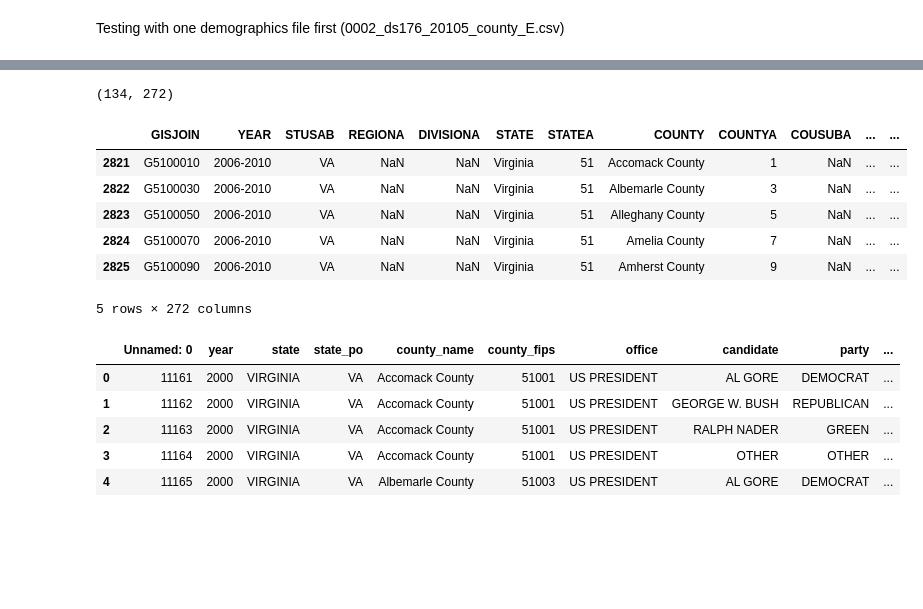
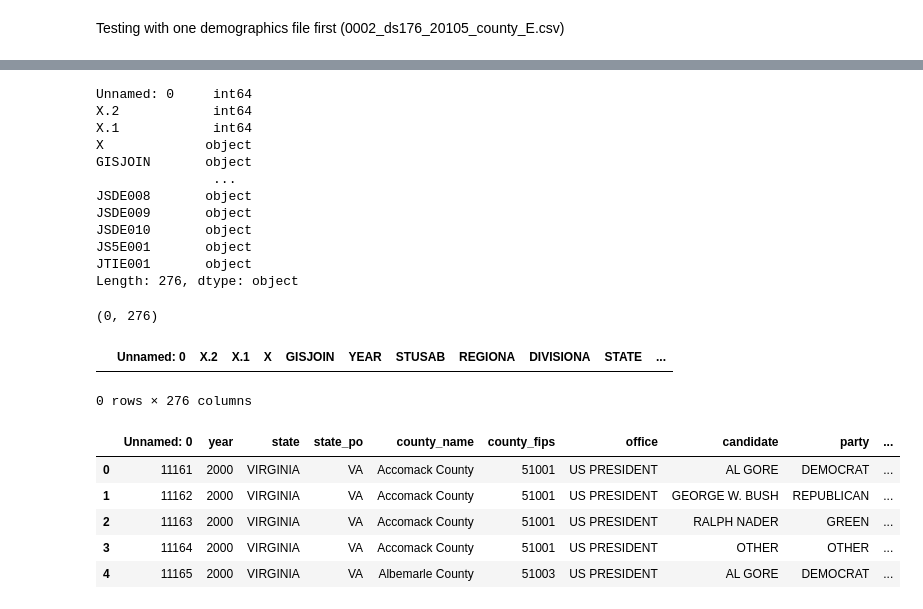
Before and after one commit to Catherine-Nguyen88/project_voting, a Jupyter notebook: Voting_Isabella's_Part.ipynb, the cells around one changed output, grey strips where cells are left out. Drawn from its saved outputs; the diff is of its cells as text; code cells hidden in the pictures; blank space fills up the shorter version.

```diff
--- a/Voting_Isabella's_Part.ipynb
+++ b/Voting_Isabella's_Part.ipynb
@@ -49,6 +49,6 @@ df
 Testing with one demographics file first (0002_ds176_20105_county_E.csv)
 # %%
 fname = './project_voting/data/county_data/0002_ds176_20105_county_E.csv'
-dem = pd.read_csv(fname, encoding='latin-1')
+dem = pd.read_csv(fname) # , encoding='latin-1'
 dem.head()
 # %% [output]
@@ -74,16 +74,27 @@ dem.head()
+# %%
+print(dem.dtypes)
+# %% [output]
+Unnamed: 0     int64
+X.2            int64
+X.1            int64
+X             object
+GISJOIN       object
+               ...
+JSDE008       object
+JSDE009       object
+JSDE010       object
+JS5E001       object
+JTIE001       object
+Length: 276, dtype: object
 # %%
+dem['STATE'] = str(dem['STATE'])
 dem_VA = dem[dem['STATE'] == 'Virginia']
 print(dem_VA.shape) # the shape is correct for VA
 dem_VA.head()
 # %% [output]
-(134, 272)
+(0, 276)
-|  | GISJOIN | YEAR | STUSAB | REGIONA | DIVISIONA | STATE | STATEA | COUNTY | COUNTYA | COUSUBA | ... | ... |
-| 2821 | G5100010 | 2006-2010 | VA | NaN | NaN | Virginia | 51 | Accomack County | 1 | NaN | ... | ... |
-| 2822 | G5100030 | 2006-2010 | VA | NaN | NaN | Virginia | 51 | Albemarle County | 3 | NaN | ... | ... |
-| 2823 | G5100050 | 2006-2010 | VA | NaN | NaN | Virginia | 51 | Alleghany County | 5 | NaN | ... | ... |
-| 2824 | G5100070 | 2006-2010 | VA | NaN | NaN | Virginia | 51 | Amelia County | 7 | NaN | ... | ... |
-| 2825 | G5100090 | 2006-2010 | VA | NaN | NaN | Virginia | 51 | Amherst County | 9 | NaN | ... | ... |
+|  | Unnamed: 0 | X.2 | X.1 | X | GISJOIN | YEAR | STUSAB | REGIONA | DIVISIONA | STATE | ... |
-5 rows × 272 columns
+0 rows × 276 columns
 # %%
 # modify the voting csv dataset to match the county names present in the demographics data
 # change to title case and if the county doesnt end in "City", add "County"
```
Also changed, not shown: parts of 12 cells of this notebook.
